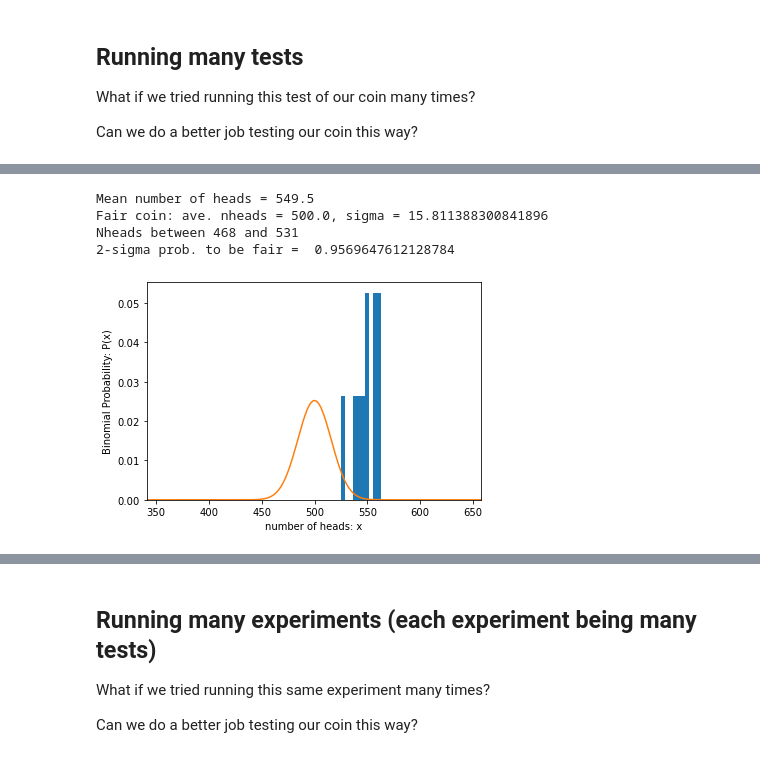
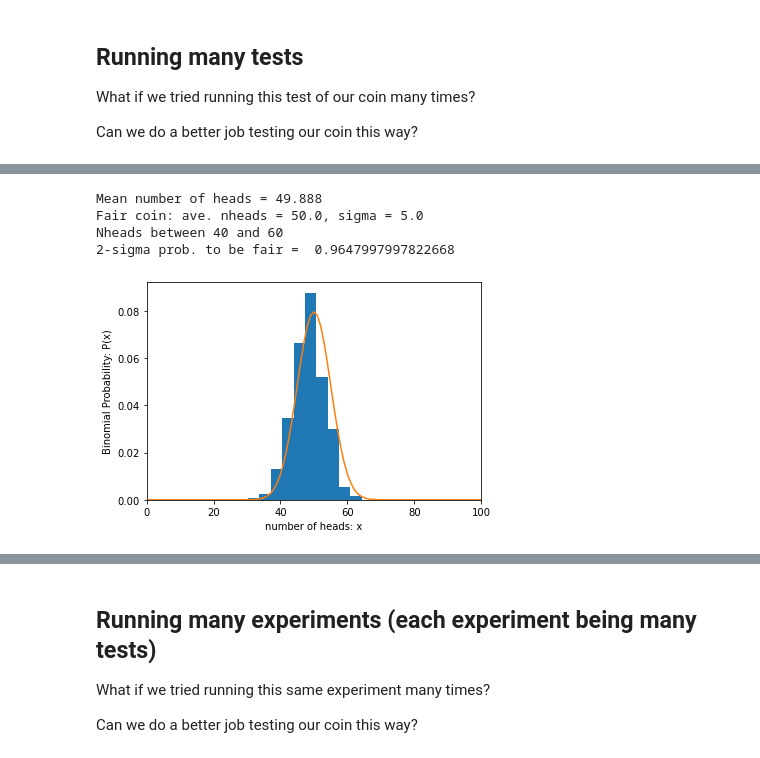
Before and after one commit to engineering-11/Engin-11, a Jupyter notebook: Lessons/Statistics-demos-week3.ipynb, the cells around one changed output, grey strips where cells are left out. Cells and saved outputs as stored; diff of their text form; code cells hidden in the pictures.

```diff
--- a/Lessons/Statistics-demos-week3.ipynb
+++ b/Lessons/Statistics-demos-week3.ipynb
@@ -62,25 +60,27 @@ np.sqrt(nflips*p*(1-p))
 plt.ion()
 fig1 = plt.figure(1, figsize=(12,6))
 ax1 = fig1.add_subplot(121)
-ax2 = fig1.add_subplot(122)
+#ax2 = fig1.add_subplot(122)
 fig1.canvas.draw()
 
 nheads_exp = []
 ntests = 100
-nflips = 10
+nflips = 40
 
 p = .5
 x = np.array(range(nflips+1))
-ax2.plot(x, binom.pmf(x, nflips, p))
-ax2.set_ylabel("Binomial Probability: P(x)")
-ax2.set_xlabel("number of heads: x")
-
+#ax2.set_ylabel("Binomial Probability: P(x)")
+#ax2.set_xlabel("number of heads: x")
+align='mid'
+if nflips%2==0:
+    align='left'
 for i in range(ntests):
     iheads = get_nheads(nflips)
     nheads_exp.append(iheads)
 
     ax1.clear()
-    ax1.hist(nheads_exp, range=(0,nflips), bins = nflips, density=True)
+    ax1.hist(nheads_exp, range=(0,nflips), bins = nflips+1, density=True, align=align)
+    ax1.plot(x, binom.pmf(x, nflips, p))
     ax1.set_ylabel("Relative Frequency")
     ax1.set_xlabel("Number of heads")
     fig1.canvas.draw()
@@ -111,7 +106,7 @@ def get_nheads_weighted(nflips, weight):
 # %%
 fairness_weight = 0.45
 
-nflips = 1000
+nflips = 10
 
 nheads = get_nheads_weighted(nflips, fairness_weight)
 print("Number of heads =",nheads)
@@ -128,10 +123,13 @@ fair_sigma = np.sqrt(fair_mean*(1-p))
 
 print("Fair coin: ave. nheads = {}, sigma = {}".format(fair_mean,fair_sigma))
 
+lowx = int(fair_mean-2*fair_sigma)
+highx = int(fair_mean+2*fair_sigma)
+
 bsum = 0
-for x in range(int(fair_mean-2*fair_sigma), int(fair_mean+2*fair_sigma)+1):
+for x in range(lowx, highx):
     bsum += binom.pmf(x, nflips, p)
 
-print("Nheads between {} and {}".format(int(fair_mean-2*fair_sigma),int(fair_mean+2*fair_sigma)))
-print("2-sigma prob. to be fair = ",bsum)
+print("Nheads between {} and {}".format(lowx,highx))
+print("Prob. to be fair = ",bsum)
 # %% [output]
@@ -165,36 +201,34 @@ def get_weighted_tests(ntests, nflips, weight):
 # %%
-fairness_weight = 0.45
+nflips = 100
+ntests = 1000
 
-nflips = 1000
-ntests = 10
-
-nheads = get_weighted_tests(ntests, nflips, fairness_weight)
+nheads = get_tests(ntests, nflips)
 print("Mean number of heads =",np.mean(nheads))
 
 p = .5
 x = np.array(range(nflips+1))
-plt.hist(nheads,density=True)
+plt.hist(nheads,density=True,align='left')
 plt.plot(x, binom.pmf(x, nflips, p))
 plt.ylabel("Binomial Probability: P(x)")
 plt.xlabel("number of heads: x")
 
 fair_mean = nflips*p
 fair_sigma = np.sqrt(fair_mean*(1-p))
 
 print("Fair coin: ave. nheads = {}, sigma = {}".format(fair_mean,fair_sigma))
 
 bsum = 0
 for x in range(int(fair_mean-2*fair_sigma), int(fair_mean+2*fair_sigma)+1):
     bsum += binom.pmf(x, nflips, p)
 
 print("Nheads between {} and {}".format(int(fair_mean-2*fair_sigma),int(fair_mean+2*fair_sigma)))
 print("2-sigma prob. to be fair = ",bsum)
 
 plt.xlim(int(fair_mean-10*fair_sigma),int(fair_mean+10*fair_sigma))
 plt.show()
 # %% [output]
-Mean number of heads = 549.5
-Fair coin: ave. nheads = 500.0, sigma = 15.811388300841896
-Nheads between 468 and 531
-2-sigma prob. to be fair =  0.9569647612128784
+Mean number of heads = 49.888
+Fair coin: ave. nheads = 50.0, sigma = 5.0
+Nheads between 40 and 60
+2-sigma prob. to be fair =  0.9647997997822668
-[figure, old version]
+[figure, new version]
```
Also changed, not shown: parts of 11 cells of this notebook, 5 other files.
